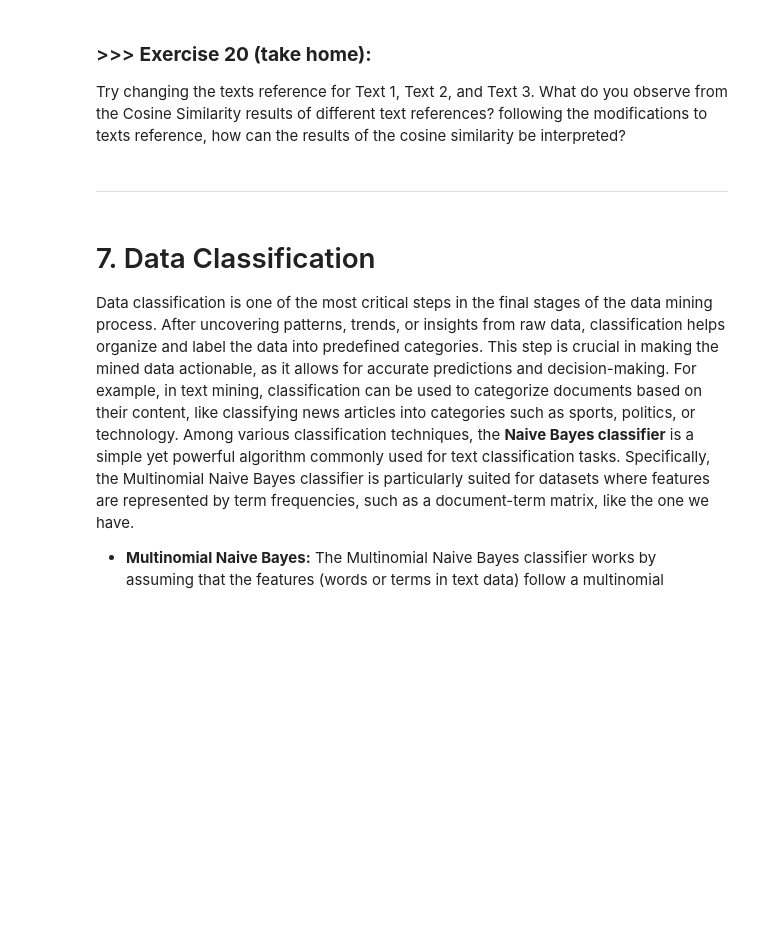
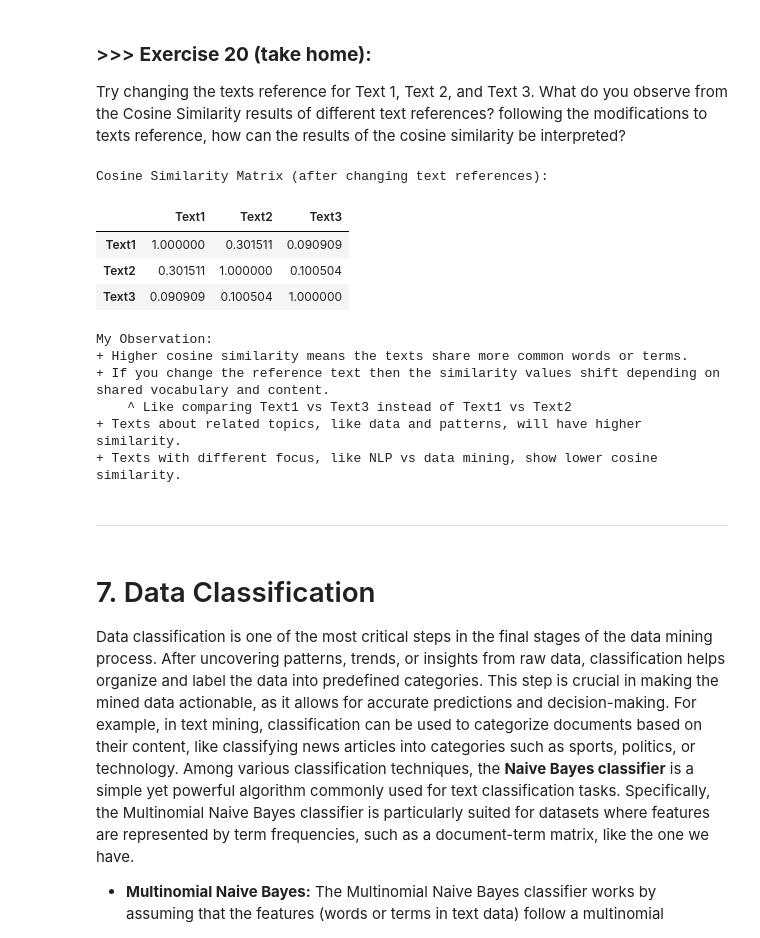
Before and after one commit to DavidGJ4/DM2025-Lab1-Exercise, a Jupyter notebook: DM2025-Lab1-Master.ipynb, the cells around one changed output. Cells and saved outputs as stored; diff of their text form; code cells hidden in the pictures; blank space fills up the shorter version.

```diff
--- a/DM2025-Lab1-Master.ipynb
+++ b/DM2025-Lab1-Master.ipynb
@@ -2274,3 +2513,45 @@ Try changing the texts reference for Text 1, Text 2, and Text 3. What do you obs
+# %%
+from sklearn.feature_extraction.text import CountVectorizer
+from sklearn.metrics.pairwise import cosine_similarity
+import pandas as pd
+#changing the txt references to random sentences
+texts = [
+    "Data mining is the process of discovering patterns in large datasets.",
+    "Machine learning helps in extracting meaningful patterns from data.",
+    "Natural language processing focuses on analyzing human language data."
+]
+
+vectorizer = CountVectorizer()
+tdm = vectorizer.fit_transform(texts)
+cos_sim = cosine_similarity(tdm)
+
+#displaying cosine similarity matrix
+cos_df = pd.DataFrame(cos_sim,
+                      index=['Text1','Text2','Text3'],
+                      columns=['Text1','Text2','Text3'])
+print("Cosine Similarity Matrix (after changing text references):")
+display(cos_df)
+
+print("""
+My Observation:
++ Higher cosine similarity means the texts share more common words or terms.
++ If you change the reference text then the similarity values shift depending on shared vocabulary and content.
+    ^ Like comparing Text1 vs Text3 instead of Text1 vs Text2
++ Texts about related topics, like data and patterns, will have higher similarity.
++ Texts with different focus, like NLP vs data mining, show lower cosine similarity.
+""")
+# %% [output]
+Cosine Similarity Matrix (after changing text references):
+|  | Text1 | Text2 | Text3 |
+| Text1 | 1.000000 | 0.301511 | 0.090909 |
+| Text2 | 0.301511 | 1.000000 | 0.100504 |
+| Text3 | 0.090909 | 0.100504 | 1.000000 |
+My Observation:
++ Higher cosine similarity means the texts share more common words or terms.
++ If you change the reference text then the similarity values shift depending on shared vocabulary and content.
+    ^ Like comparing Text1 vs Text3 instead of Text1 vs Text2
++ Texts about related topics, like data and patterns, will have higher similarity.
++ Texts with different focus, like NLP vs data mining, show lower cosine similarity.
 # %% [markdown]
 ---
 # %% [markdown]
```
Also changed, not shown: parts of 42 cells of this notebook, 12 other files.
